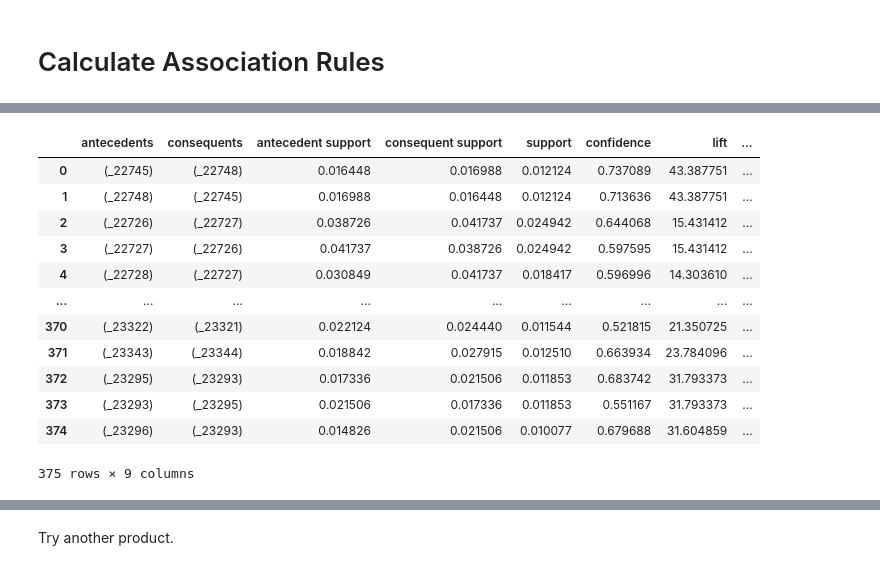
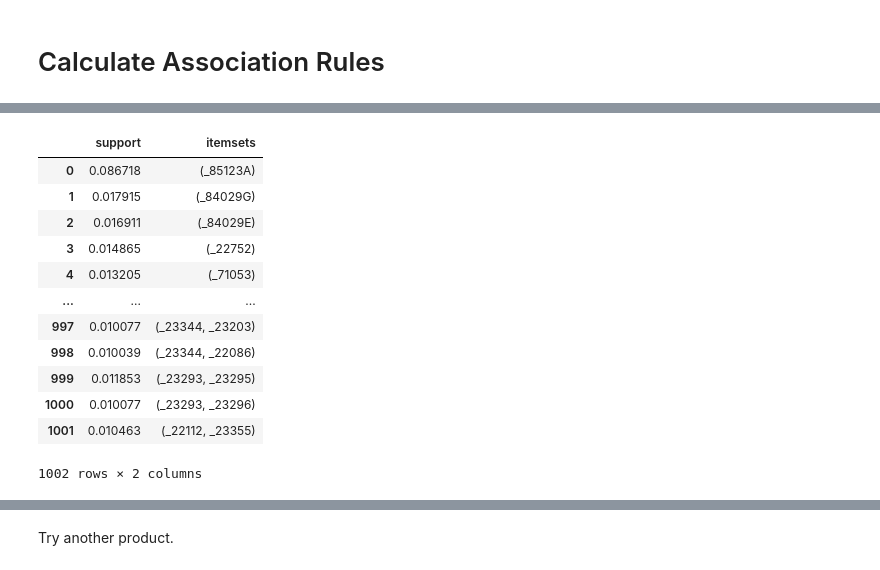
Before and after one commit to benbogart/frequently_bought_together, a Jupyter notebook: FP Growth.ipynb, the cells around one changed output, grey strips where cells are left out. Saved outputs shown, nothing was run; the diff lists cells and outputs as text; code cells hidden in the pictures.

```diff
--- a/FP Growth.ipynb
+++ b/FP Growth.ipynb
@@ -310,17 +220,17 @@ association_rules(frequent_itemsets, metric="support", min_threshold=0.01)
-# %%
-association_rules(frequent_itemsets, metric="confidence", min_threshold=0.5)
-# %% [output]
-|  | antecedents | consequents | antecedent support | consequent support | support | confidence | lift | ... |
-| 0 | (_22745) | (_22748) | 0.016448 | 0.016988 | 0.012124 | 0.737089 | 43.387751 | ... |
-| 1 | (_22748) | (_22745) | 0.016988 | 0.016448 | 0.012124 | 0.713636 | 43.387751 | ... |
-| 2 | (_22726) | (_22727) | 0.038726 | 0.041737 | 0.024942 | 0.644068 | 15.431412 | ... |
-| 3 | (_22727) | (_22726) | 0.041737 | 0.038726 | 0.024942 | 0.597595 | 15.431412 | ... |
-| 4 | (_22728) | (_22727) | 0.030849 | 0.041737 | 0.018417 | 0.596996 | 14.303610 | ... |
-| ... | ... | ... | ... | ... | ... | ... | ... | ... |
-| 370 | (_23322) | (_23321) | 0.022124 | 0.024440 | 0.011544 | 0.521815 | 21.350725 | ... |
-| 371 | (_23343) | (_23344) | 0.018842 | 0.027915 | 0.012510 | 0.663934 | 23.784096 | ... |
-| 372 | (_23295) | (_23293) | 0.017336 | 0.021506 | 0.011853 | 0.683742 | 31.793373 | ... |
-| 373 | (_23293) | (_23295) | 0.021506 | 0.017336 | 0.011853 | 0.551167 | 31.793373 | ... |
-| 374 | (_23296) | (_23293) | 0.014826 | 0.021506 | 0.010077 | 0.679688 | 31.604859 | ... |
-375 rows × 9 columns
+# %%
+is_fp
+# %% [output]
+|  | support | itemsets |
+| 0 | 0.086718 | (_85123A) |
+| 1 | 0.017915 | (_84029G) |
+| 2 | 0.016911 | (_84029E) |
+| 3 | 0.014865 | (_22752) |
+| 4 | 0.013205 | (_71053) |
+| ... | ... | ... |
+| 997 | 0.010077 | (_23344, _23203) |
+| 998 | 0.010039 | (_23344, _22086) |
+| 999 | 0.011853 | (_23293, _23295) |
+| 1000 | 0.010077 | (_23293, _23296) |
+| 1001 | 0.010463 | (_22112, _23355) |
+1002 rows × 2 columns
 # %%
```
Also changed, not shown: parts of 44 cells of this notebook, 1 other file.
